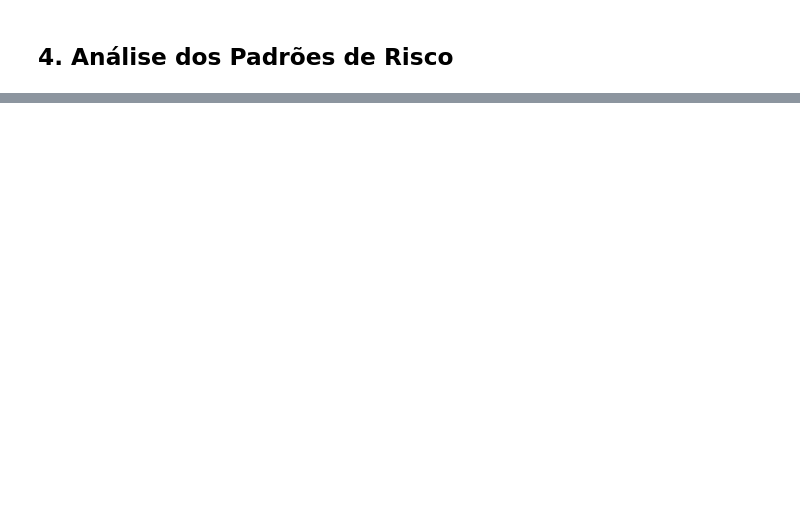
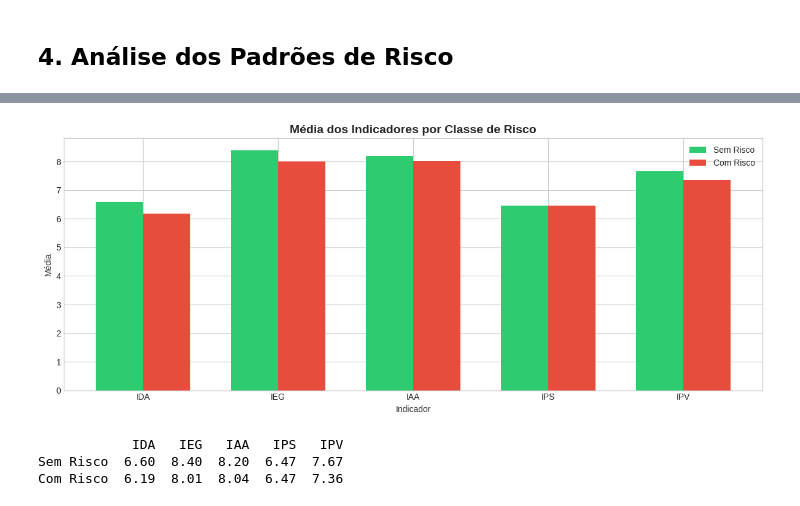
Before and after one commit to LeandroCrespo/datathon-passos-magicos, a Jupyter notebook: notebooks/03_Modelo_Preditivo.ipynb, the cells around one changed output, grey strips where cells are left out. Saved outputs shown, nothing was run; the diff lists cells and outputs as text; code cells hidden in the pictures; blank space fills up the shorter version.

```diff
--- a/notebooks/03_Modelo_Preditivo.ipynb
+++ b/notebooks/03_Modelo_Preditivo.ipynb
@@ -594,0 +209,26 @@ O modelo foi escolhido com base em:
+# %%
+# Média dos indicadores por classe
+indicadores = ['IDA', 'IEG', 'IAA', 'IPS', 'IPV']
+media_por_classe = df_model.groupby('CLASSE_RISCO')[indicadores].mean()
+media_por_classe.index = ['Sem Risco', 'Com Risco']
+
+fig, ax = plt.subplots(figsize=(12, 5))
+x = np.arange(len(indicadores))
+width = 0.35
+bars1 = ax.bar(x - width/2, media_por_classe.loc['Sem Risco'], width, label='Sem Risco', color='#2ecc71')
+bars2 = ax.bar(x + width/2, media_por_classe.loc['Com Risco'], width, label='Com Risco', color='#e74c3c')
+ax.set_xlabel('Indicador')
+ax.set_ylabel('Média')
+ax.set_title('Média dos Indicadores por Classe de Risco', fontsize=14, fontweight='bold')
+ax.set_xticks(x)
+ax.set_xticklabels(indicadores)
+ax.legend()
+plt.tight_layout()
+plt.show()
+
+print(media_por_classe.round(2))
+# %% [output]
+[figure, added]
+            IDA   IEG   IAA   IPS   IPV
+Sem Risco  6.60  8.40  8.20  6.47  7.67
+Com Risco  6.19  8.01  8.04  6.47  7.36
```
Also changed, not shown: parts of 51 cells of this notebook, 20 other files.
